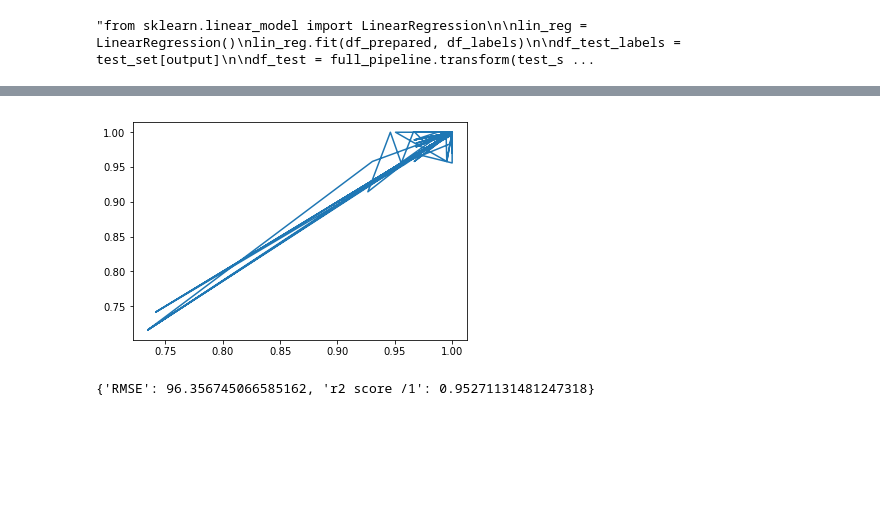
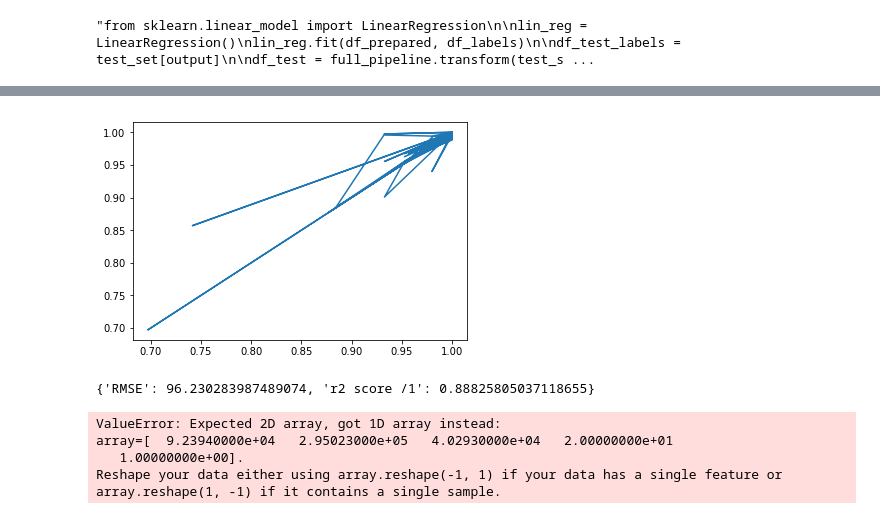
Before and after one commit to UnNamedPerson/CIS-242-HW7-Final-Project, a Jupyter notebook: Final-Project-Final.ipynb, the cells around one changed output, grey strips where cells are left out. Drawn from its saved outputs; the diff is of its cells as text; code cells hidden in the pictures; blank space fills up the shorter version.

```diff
--- a/Final-Project-Final.ipynb
+++ b/Final-Project-Final.ipynb
@@ -13,7 +13,7 @@ output = "ratio_total_per_balance"
 df = pd.read_csv('data_invoce_topan.csv')
 df = df[:limit]
 df["ratio_total_per_balance"] = df["cash_memo_balance_amount"] / df["cash_memo_total_amount"]
-df.drop("cash_memo_total_amount", axis=1)
+df = df.drop("cash_memo_total_amount", axis=1)
 
 print(df)
 
@@ -207,6 +190,15 @@ Fitting 3 folds for each of 50 candidates, totalling 150 fits
 # %%
 #print(Predictor.predict(test_features))
 print(evaluate(test_labels, Predictor.predict(test_features)))
+Predictor.predict(np.array([92394,
+                               295023,
+                                40293,
+                                20,
+                                1]))
 # %% [output]
-[figure, old version]
+[figure, new version]
-{'RMSE': 96.356745066585162, 'r2 score /1': 0.95271131481247318}
+{'RMSE': 96.230283987489074, 'r2 score /1': 0.88825805037118655}
+ValueError: Expected 2D array, got 1D array instead:
+array=[  9.23940000e+04   2.95023000e+05   4.02930000e+04   2.00000000e+01
+   1.00000000e+00].
+Reshape your data either using array.reshape(-1, 1) if your data has a single feature or array.reshape(1, -1) if it contains a single sample.
```
Also changed, not shown: parts of 6 cells of this notebook.
